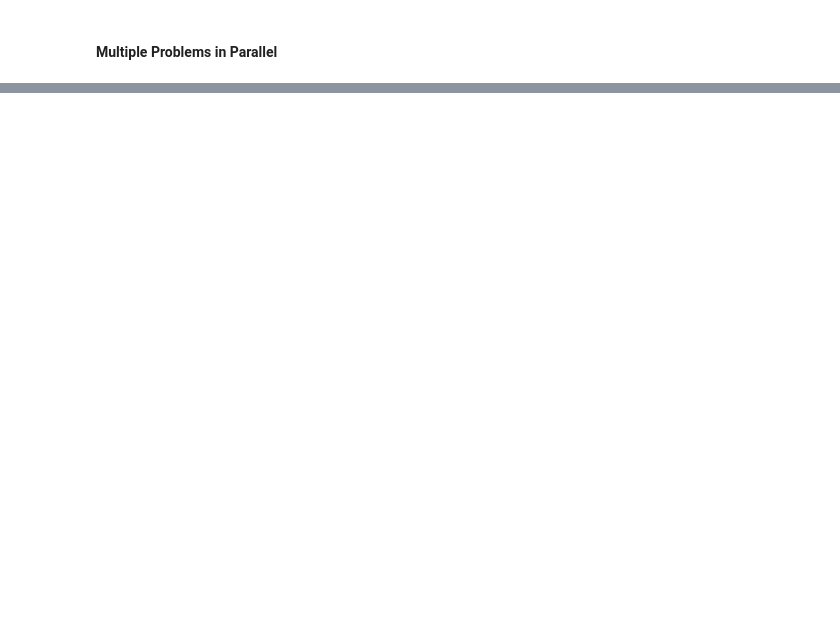
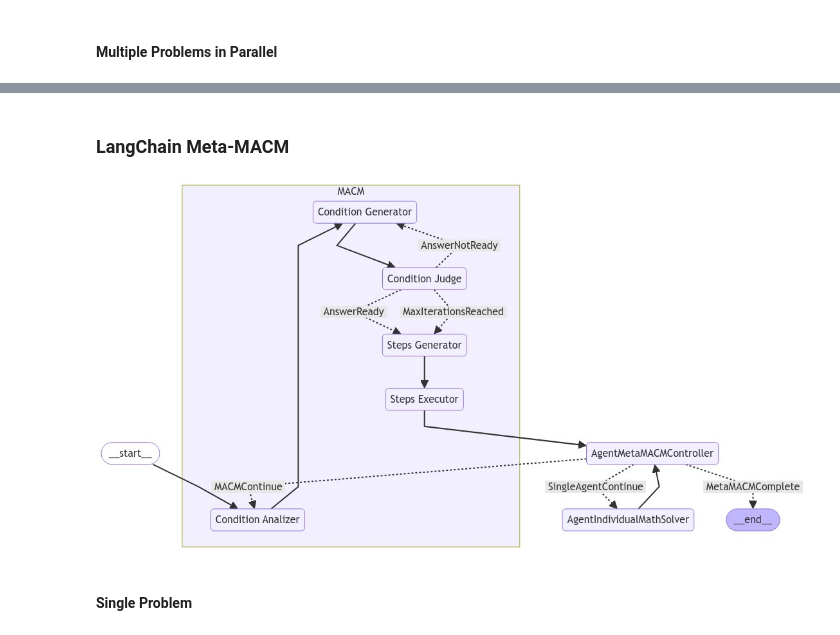
Before and after one commit to pedrou2000/SwarmGPT, a Jupyter notebook: src/math_problem_solving/main.ipynb, the cells around one changed output, grey strips where cells are left out. Drawn from its saved outputs; the diff is of its cells as text; code cells hidden in the pictures; blank space fills up the shorter version.

Commit message:
improved macm

```diff
--- a/src/math_problem_solving/main.ipynb
+++ b/src/math_problem_solving/main.ipynb
@@ -137,0 +190,40 @@ In AgentConditionGenerator
+# %% [markdown]
+### LangChain Meta-MACM
+# %%
+from langgraphs.meta_macm import get_meta_macm_graph
+from IPython.display import Image, display
+
+graph = get_meta_macm_graph()
+app = graph.compile()
+display(Image(app.get_graph(xray=True).draw_mermaid_png()))
+
+def meta_macm(math_problem):
+    graph = get_meta_macm_graph()
+    app = graph.compile()
+
+    config = {"recursion_limit": 50}
+    inputs = {
+        "math_problem": math_problem,
+        "max_iterations": 2,
+        "current_iterations": 0,
+        "verified_conditions": [],
+        "unverified_conditions": [],
+        "objectives": [],
+        "steps": [],
+        "final_answer": None,
+        "final_answers": {},
+        "current_meta_iterations": 0,
+        "n_macm_iterations": 2,
+        "macm_completed": False
+    }
+
+    for event in app.stream(inputs, config=config):
+        pass
+        # print_dict(event)
+
+    last_event_name = list(event.keys())[0]
+    return event[last_event_name]['final_answers']
+# %% [output]
+[figure, added]
+# %% [markdown]
+#### Single Problem
```
Also changed, not shown: parts of 9 cells of this notebook, 16 other files.
